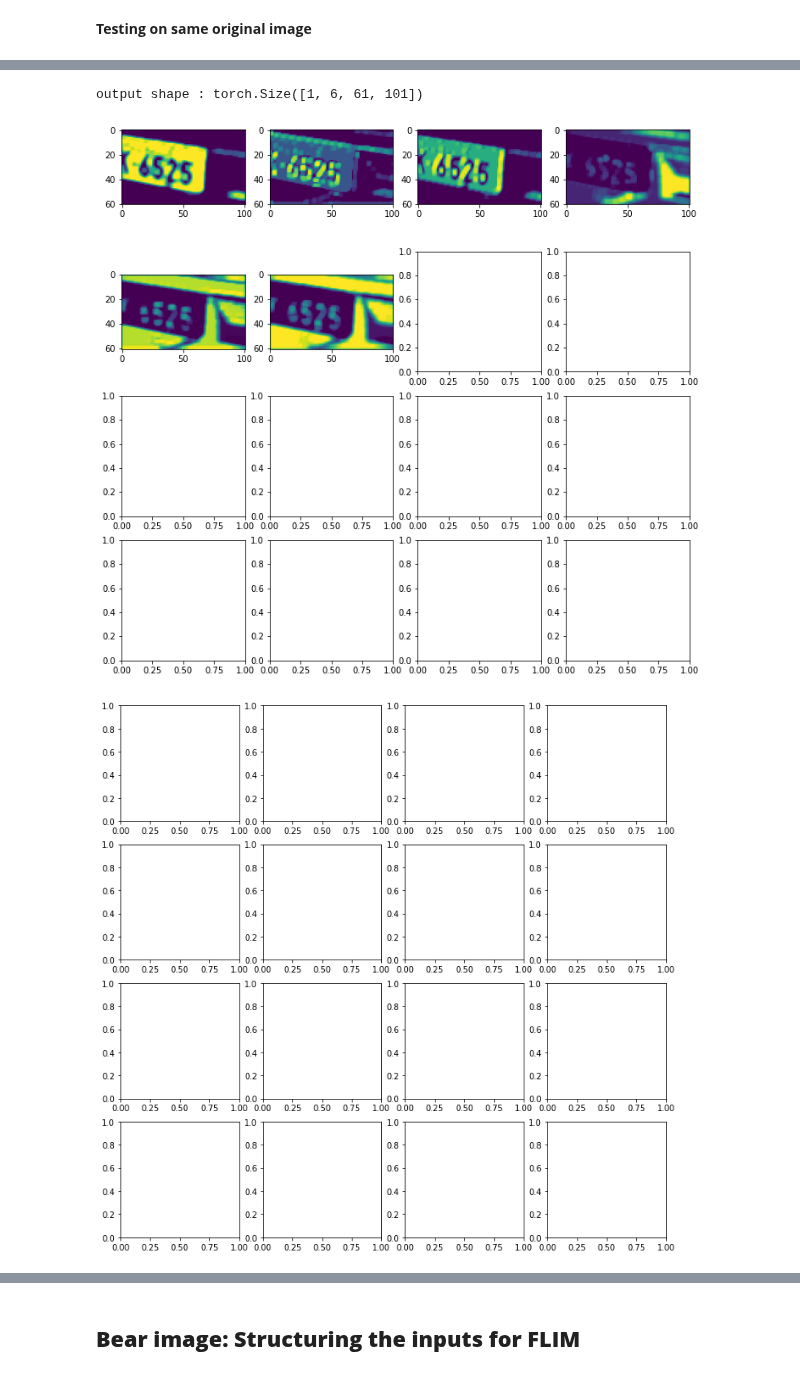
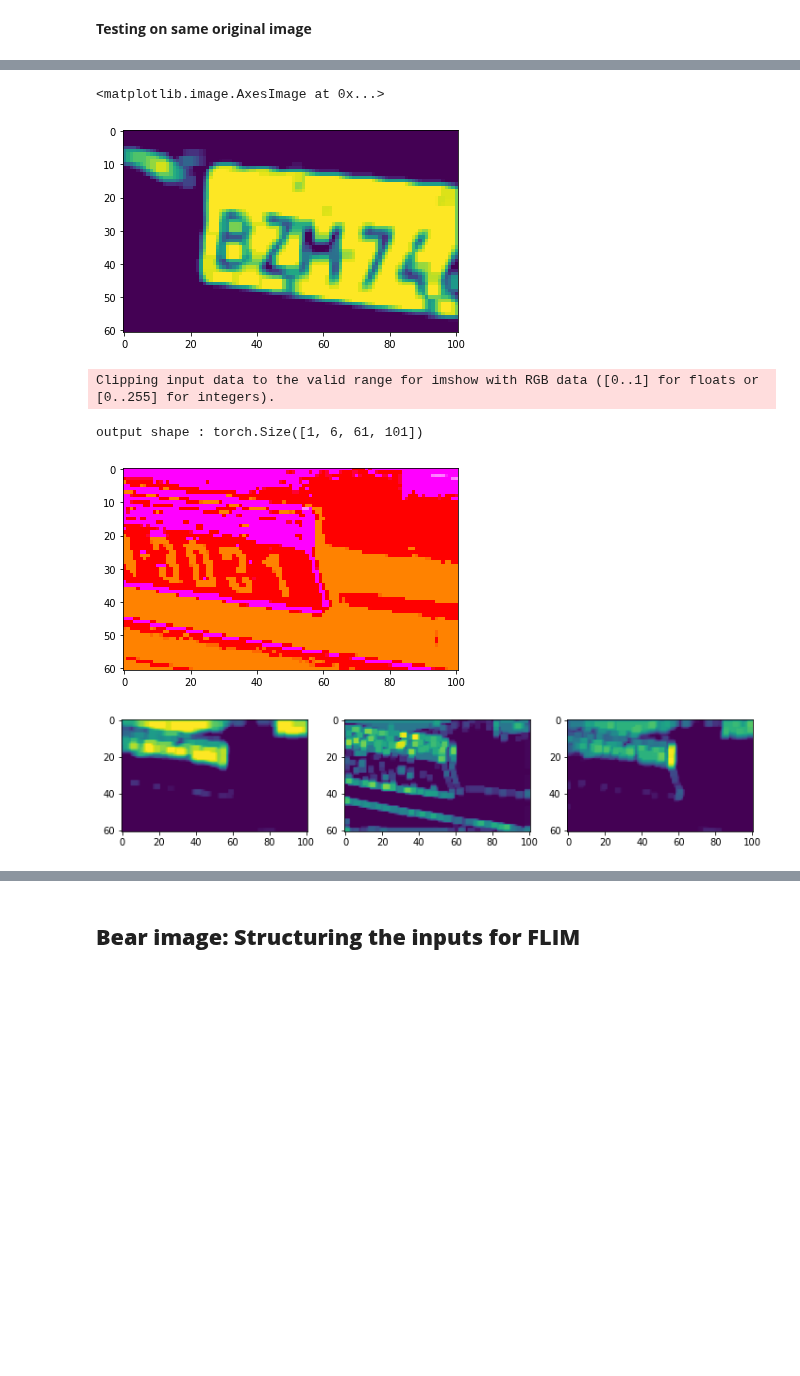
Before and after one commit to aissahm/image_analysis, a Jupyter notebook: FLIM_experiment.ipynb, the cells around one changed output, grey strips where cells are left out. Drawn from its saved outputs; the diff is of its cells as text; code cells hidden in the pictures; blank space fills up the shorter version.

```diff
--- a/FLIM_experiment.ipynb
+++ b/FLIM_experiment.ipynb
@@ -112,0 +240,20 @@ def fromGrayscaleToLAB(image, bits):
+# %%
+w = 100 #175 #163
+h = 60 #81 #79
+thresholdV = 0.5
+
+superpixelsStart = 48
+
+platesFolderPath = "/content/plates/"
+
+f = open("train1.txt", "r")
+for imgpath in f:
+  imgpath = imgpath.replace("./plates/", "")
+  imgpath = imgpath.replace(" ", "")
+  imgpath = platesFolderPath + imgpath
+
+  if len(imgpath) > 5 and superpixelsStart > 0:
+    superpixelsrequired = returnMinimumSuperpixelsFor(imgpath.strip(), superpixelsStart, w, h, thresholdV)
+    if superpixelsStart != superpixelsrequired:
+      superpixelsStart = superpixelsrequired
+      print(imgpath, ": ", superpixelsStart)
@@ -194,7 +624,7 @@ architecture = {
                     "stride": 1,
                     "padding": 2,
                     "dilation": 1,
-                    "number_of_kernels_per_marker": 3
+                    "number_of_kernels_per_marker": 6
                 }
             },
 
@@ -239,35 +704,34 @@ Building norm1
+# %%
+plt.imshow(outnumpy[0,0,:,:])
+# %% [output]
+<matplotlib.image.AxesImage at 0x...>
+[figure, added]
 # %%
 #see output of FLIM
-testimg = cv2.imread("/content/testing_image.png")
-
+testimg = cv2.imread("/content/lab_train1/orig_0003_233_178_100_60_1.png")
 
 #Normalize
 testimg = testimg/(np.array([[116], [500], [200]])).reshape(1, 1, 3)
 
 testimg = testimg.astype(np.float32)
 
 imgarray = torch.from_numpy(testimg).permute(2, 0, 1).float().unsqueeze(0)
 
 out = model.feature_extractor.forward(imgarray)
 
 print("output shape :", out.shape)
 
 outnumpy = out.detach().numpy()
 
-n_row = 4
-n_col = 4
+n_row = 1
+n_col = 3
 
 #drawing the bands obtained from FLIM
-drawBandsfromImage(outnumpy[:, 0:16, :, :], n_row, n_col)
-
-drawBandsfromImage(outnumpy[:, 16:32, :, :], n_row, n_col)
-
-drawBandsfromImage(outnumpy[:, 32:64, :, :], n_row, n_col)
-
-drawBandsfromImage(outnumpy[:, 64:96, :, :], n_row, n_col)
-
-drawBandsfromImage(outnumpy[:, 96:128, :, :], n_row, n_col)
+plt.imshow(testimg)
+drawBandsfromImage(outnumpy[:, 0:3, :, :], n_row, n_col)
+drawBandsfromImage(outnumpy[:, 3:6, :, :], n_row, n_col)
 # %% [output]
-output shape : torch.Size([1, 6, 61, 101])
+Clipping input data to the valid range for imshow with RGB data ([0..1] for floats or [0..255] for integers).
+output shape : torch.Size([1, 6, 61, 101])
-[figure, old version]
+[figure, new version]
-[figure, old version]
+[figure, new version]
```
Also changed, not shown: parts of 39 cells of this notebook.
